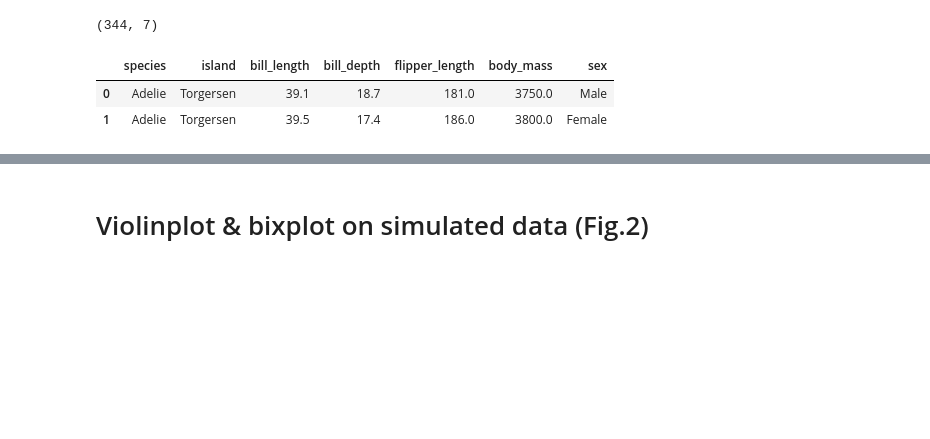
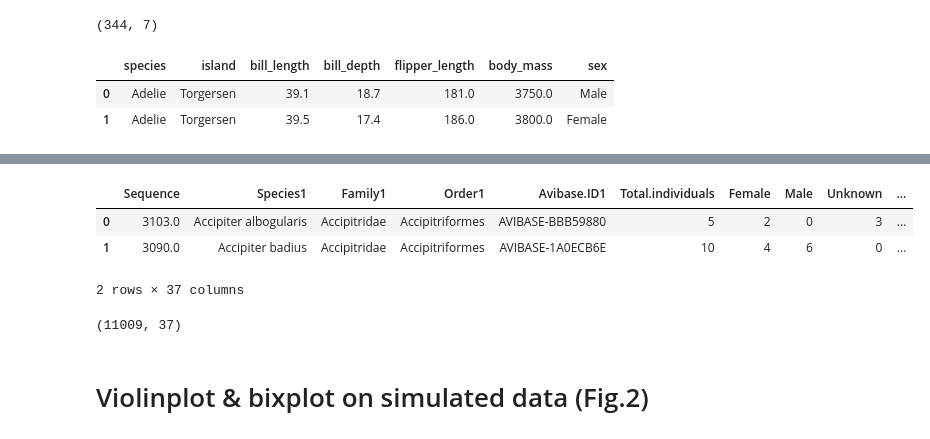
Before and after one commit to camontal/bixplot, a Jupyter notebook: examples/paper visuals python.ipynb, the cells around one changed output, grey strips where cells are left out. Saved outputs shown, nothing was run; the diff lists cells and outputs as text; code cells hidden in the pictures; blank space fills up the shorter version.

```diff
--- a/examples/paper visuals python.ipynb
+++ b/examples/paper visuals python.ipynb
@@ -115,3 +118,14 @@ print(df_titanic.shape)
+# %%
+########################### birds data
+df_birds = pd.read_csv(os.path.join("data", "AVONET Supplementary dataset 1.csv"))
+display(df_birds.head(2))
+print(df_birds.shape)
+# %% [output]
+|  | Sequence | Species1 | Family1 | Order1 | Avibase.ID1 | Total.individuals | Female | Male | Unknown | ... |
+| 0 | 3103.0 | Accipiter albogularis | Accipitridae | Accipitriformes | AVIBASE-BBB59880 | 5 | 2 | 0 | 3 | ... |
+| 1 | 3090.0 | Accipiter badius | Accipitridae | Accipitriformes | AVIBASE-1A0ECB6E | 10 | 4 | 6 | 0 | ... |
+2 rows × 37 columns
+(11009, 37)
 # %%
 #define collors to sometimes stay consistent with R
 R_orange = '#E49E69'
```
Also changed, not shown: parts of 7 cells of this notebook, 10 other files.
